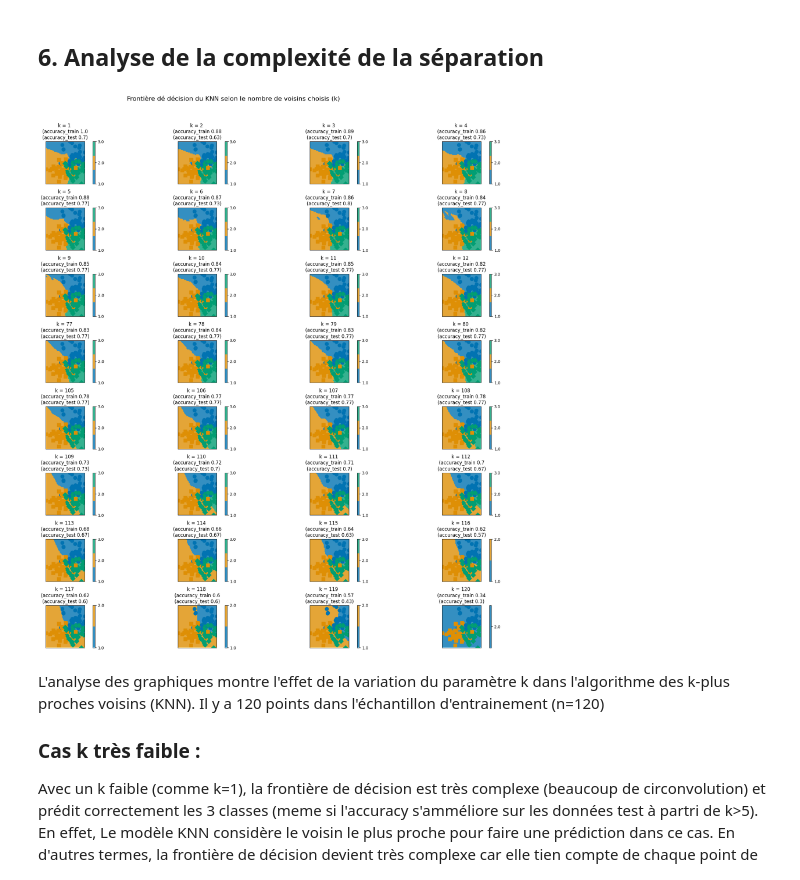
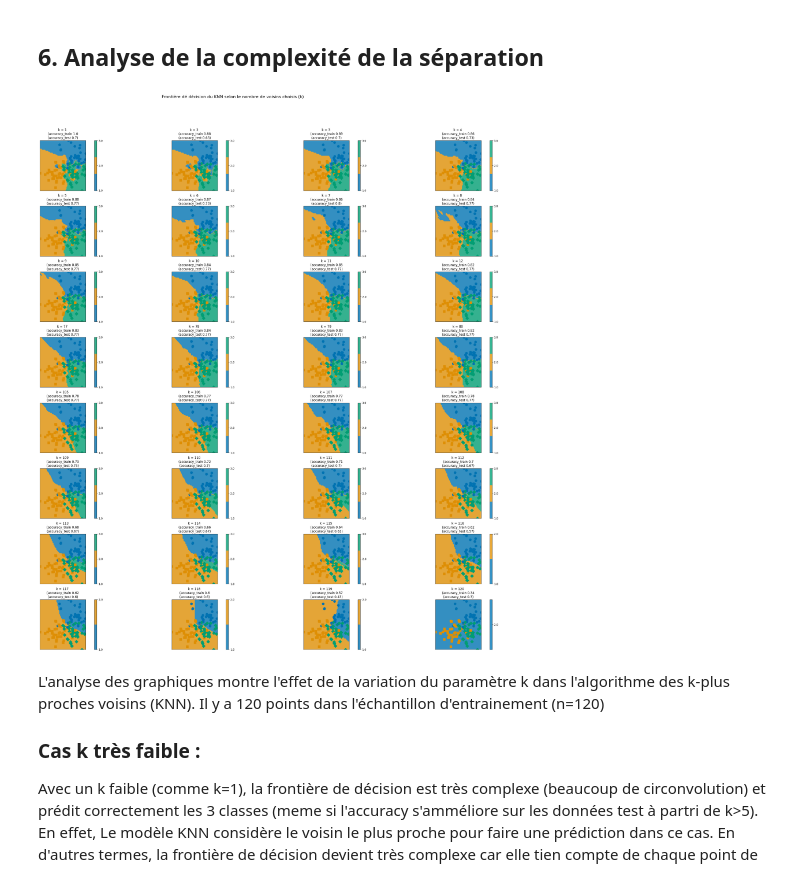
Before and after one commit to MitaTelecom/KNN_final, a Jupyter notebook: KNN/Travail principal.ipynb, the cells around one changed output. Saved outputs shown, nothing was run; the diff lists cells and outputs as text; code cells hidden in the pictures.

```diff
--- a/KNN/Travail principal.ipynb
+++ b/KNN/Travail principal.ipynb
@@ -374,31 +374,31 @@ Les contours irréguliers de ces régions reflètent la sensibilité du classifi
 # %%
 # Création d'un modèle kNN avec différentes valeurs de k
 k_values = list(range(1, 13))
 n=len(y2_train)
 k_values+=list(range(n-3-40,n+1-40))
 k_values+=list(range(n-3-12,n+1))
-plt.figure(figsize=(20, 20))
+plt.figure(figsize=(30, 30))
 
 for i, k in enumerate(k_values):
     plt.subplot(8, 4, i + 1)
 
     # Création et entraînement le modèle kNN sur nos données d'entraînement (observations d'indice pair)
     knn = KNeighborsClassifier(n_neighbors=k)
     knn.fit(X2_train, y2_train)
 
     # Affichage de la frontière de décision
     frontiere_new(lambda x: knn.predict([x]), X2_train, y2_train)
     accuracy_train=np.round(knn.score(X2_train, y2_train),2)
     accuracy_test=np.round(knn.score(X2_test, y2_test),2)
     plt.title(f'k = {k} \n(accuracy_train {accuracy_train}\n(accuracy_test {accuracy_test})')
 
 # Affichage des graphiques
 plt.suptitle("Frontière dé décision du KNN selon le nombre de voisins choisis (k)", fontsize=16)
 plt.tight_layout()
 plt.subplots_adjust(top=0.9)
 plt.show()
 # %% [output]
-[figure, old version]
+[figure, new version]
 # %% [markdown]
 L'analyse des graphiques montre l'effet de la variation du paramètre k dans l'algorithme des k-plus proches voisins (KNN). Il y a 120 points dans l'échantillon d'entrainement (n=120)
 
```
Also changed, not shown: parts of 3 cells of this notebook.
